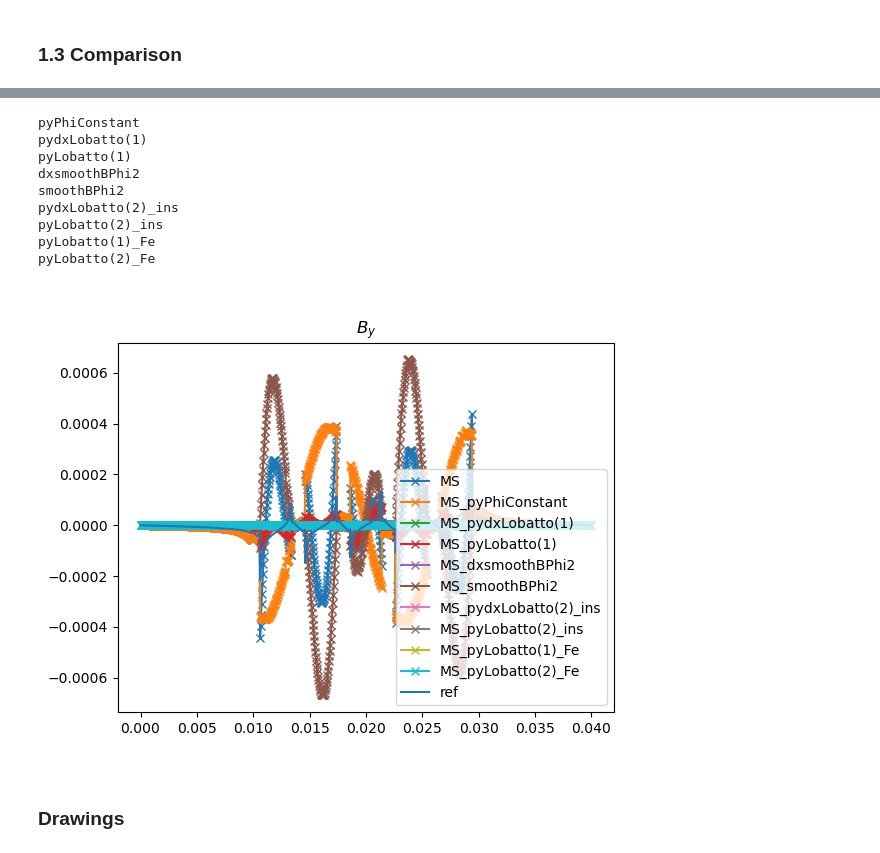
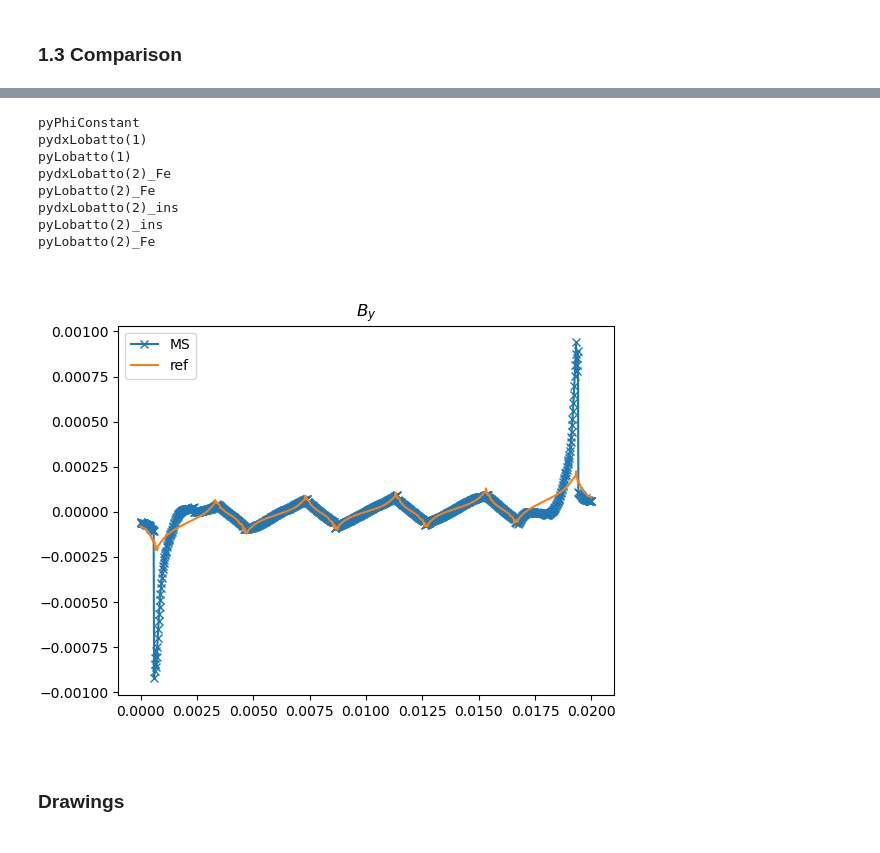
Before and after one commit to vhanser/ngsolveexample, a Jupyter notebook: content/multiscale/multiscale2DAllECP.ipynb, the cells around one changed output, grey strips where cells are left out. Saved outputs shown, nothing was run; the diff lists cells and outputs as text; code cells hidden in the pictures.

Commit message:
perfect for smooth direction

```diff
--- a/content/multiscale/multiscale2DAllECP.ipynb
+++ b/content/multiscale/multiscale2DAllECP.ipynb
@@ -18,7 +18,8 @@ import numpy as np
 
 
 rotated = True
-modelHalfAir = True
+rotate_excitation = True
+modelHalfAir = False
 
 moartaring=False
 
@@ -96,7 +97,7 @@ BaseWebGuiScene
 # %%
 mu = meshRef.MaterialCF({"inner":muFe, "outer":muAir, "insulation":muAir, "gap":muAir, "multiscale":muFe})
 def calcRef():
-    fesPhi = H1(meshRef, order=order0, dirichlet="left|right", complex=True)
+    fesPhi = H1(meshRef, order=order0, dirichlet="top|bottom" if rotate_excitation else "left|right" , complex=True)
     fesT = HCurl(meshRef, order=order0, dirichlet="itop|ibottom|ileft|iright", complex=True, definedon=meshRef.Materials("inner"))
     fes = FESpace([fesPhi, fesT])
 
@@ -116,7 +117,7 @@ def calcRef():
     Phi = sol.components[0]
     T = sol.components[1]
 
-    Phi.Set(1 * x/Norm(x), BND)
+    Phi.Set((1 * y/Norm(y)) if rotate_excitation else (1 * x/Norm(x)), BND)
     solvers.BVP(bf = a, lf= f, pre=prec, gf=sol, maxsteps=10)
 
 
@@ -158,7 +159,7 @@ import cempy as cp
 mg = importlib.reload(mg)
 mesh2DLaminates = mg.mesh2DLaminates
 cMeshMS = mesh2DLaminates(D, d, ff, numSheets, multiscale=True, modelHalfAir=modelHalfAir, onlySmooth=onlySmooth,
-        onlyRough=onlyRough, domainNameHalfAir="multiscale", maxh_edges= (maxh_edges*2, maxh_edges*10), rotated=rotated, modelGap=True)
+        onlyRough=onlyRough, domainNameHalfAir="multiscale", maxh_edges= (maxh_edges*5, maxh_edges*5), rotated=rotated, modelGap=True)
 # cMeshMS = mesh2DLaminates(D, d, ff, numSheets, multiscale=True, modelHalfAir=modelHalfAir, domainNameHalfAir="smoothFrame", onlySmooth=onlySmooth)
 meshMS = cMeshMS.mesh
 print(meshMS.GetMaterials())
@@ -423,7 +451,7 @@ def calcMultiscale(useGradients=True, drawPhis=True):
     print("ansatz", gradgradMS.ansatz)
     return sol, energy, losses, gradgradMS, curlcurlMS, H_MS, J_MS
 # %%
-sol_MS, energy_MS, eddyLosses_MS, gradgradMS, curlcurlMS, H_MS, J_MS = calcMultiscale(False, drawPhis=False)
+sol_MS, energy_MS, eddyLosses_MS, gradgradMS, curlcurlMS, H_MS, J_MS = calcMultiscale(False, drawPhis=True)
 
 #H_MS.Compile()
 # print("Norm soll diff", Integrate((sum(sol_comp_MS) - sol_ref)* (sum(sol_comp_MS) - sol_ref)/( (sol_ref)**2) , meshRef)*100,  "%")
@@ -620,30 +644,29 @@ plt.show()
 # %%
 start = -d/2
 end = d/2
 
 [print(o[1].name) for o in gradgradMS.gradsol_pack]
 
 plt.figure(6)
 H_MS = sum(gradgradMS.gradsol_comp)
 evalOnLine(mu * H_MS[1] , meshRef, pnt1, pnt2, plot=True, ls='-', marker="x", clear=True, label="MS", show=False, N=1000);
 
-[evalOnLine(mu * (gradgradMS.gradsol_comp[i])[1] , meshRef, pnt1, pnt2, plot=True, ls='-', marker="x", clear=False, label="MS_" + gradgradMS.gradsol_pack[i][1].name, show=False, N=1000) for i in range(len(gradgradMS.gradsol_comp))];
+# [evalOnLine(mu * (gradgradMS.gradsol_comp[i])[1] , meshRef, pnt1, pnt2, plot=True, ls='-', marker="x", clear=False, label="MS_" + gradgradMS.gradsol_pack[i][1].name, show=False, N=1000) for i in range(len(gradgradMS.gradsol_comp))];
 
 evalOnLine(mu * H_ref[1] , meshRef, pnt1, pnt2, plot=True, ls='-', marker="", show=False, clear=False, label="ref", N = 1000, title=r"$B_y$");
 
 plt.legend()
 plt.show()
 # %% [output]
 pyPhiConstant
 pydxLobatto(1)
 pyLobatto(1)
-dxsmoothBPhi2
-smoothBPhi2
+pydxLobatto(2)_Fe
+pyLobatto(2)_Fe
 pydxLobatto(2)_ins
 pyLobatto(2)_ins
-pyLobatto(1)_Fe
 pyLobatto(2)_Fe
-[figure, old version]
+[figure, new version]
 # %% [markdown]
 ### Drawings
 # %%
```
Also changed, not shown: parts of 28 cells of this notebook.
